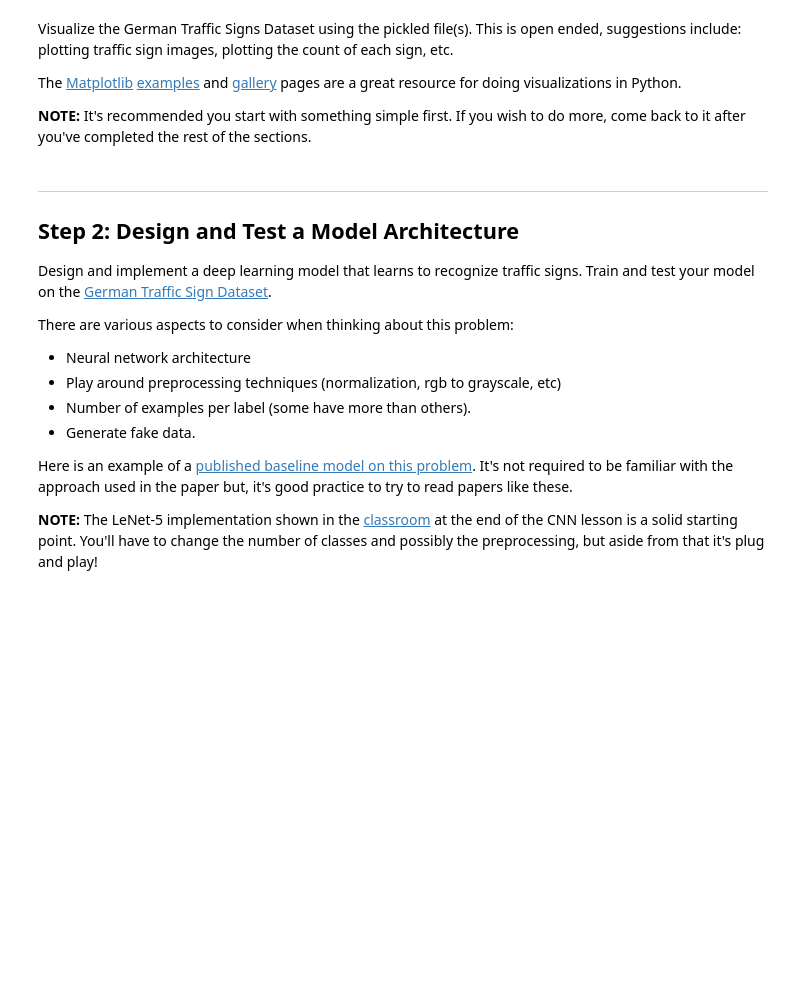
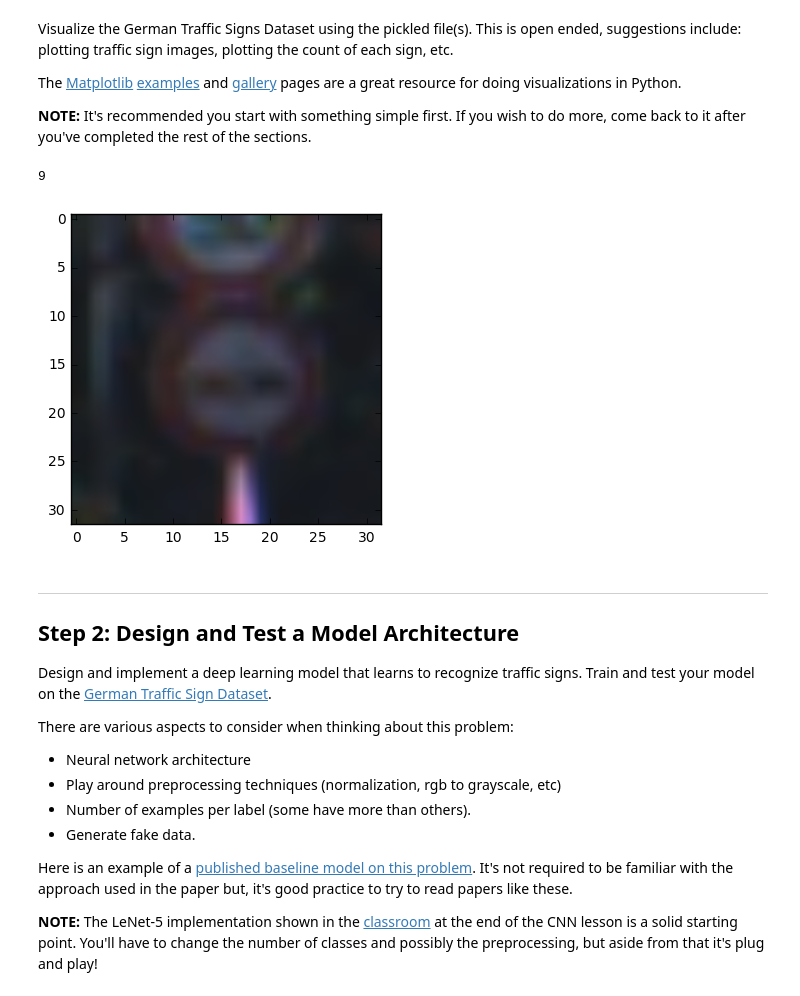
Before and after one commit to kkufieta/CarND-Traffic-Sign-Classifier, a Jupyter notebook: Traffic_Sign_Classifier.ipynb, the cells around one changed output. Cells and saved outputs as stored; diff of their text form; code cells hidden in the pictures; blank space fills up the shorter version.

Commit message:
feat: Plot a random traffic sign

```diff
--- a/Traffic_Sign_Classifier.ipynb
+++ b/Traffic_Sign_Classifier.ipynb
@@ -76,9 +76,18 @@ The [Matplotlib](http://matplotlib.org/) [examples](http://matplotlib.org/exampl
 # %%
 ### Data exploration visualization goes here.
 ### Feel free to use as many code cells as needed.
 import matplotlib.pyplot as plt
+import random
 # Visualizations will be shown in the notebook.
 %matplotlib inline
+index = random.randint(0, n_train)
+image = X_train[index]
+plt.figure()
+plt.imshow(image)
+print(y_train[index])
+# %% [output]
+9
+[figure, added]
 # %% [markdown]
 ----
 
```
